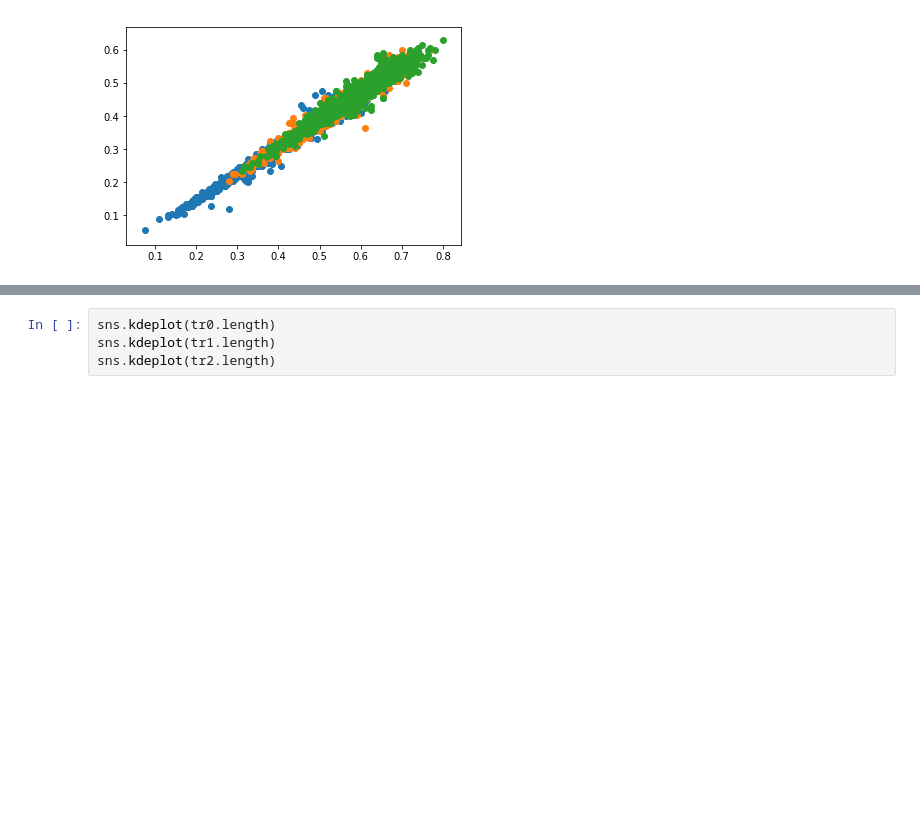
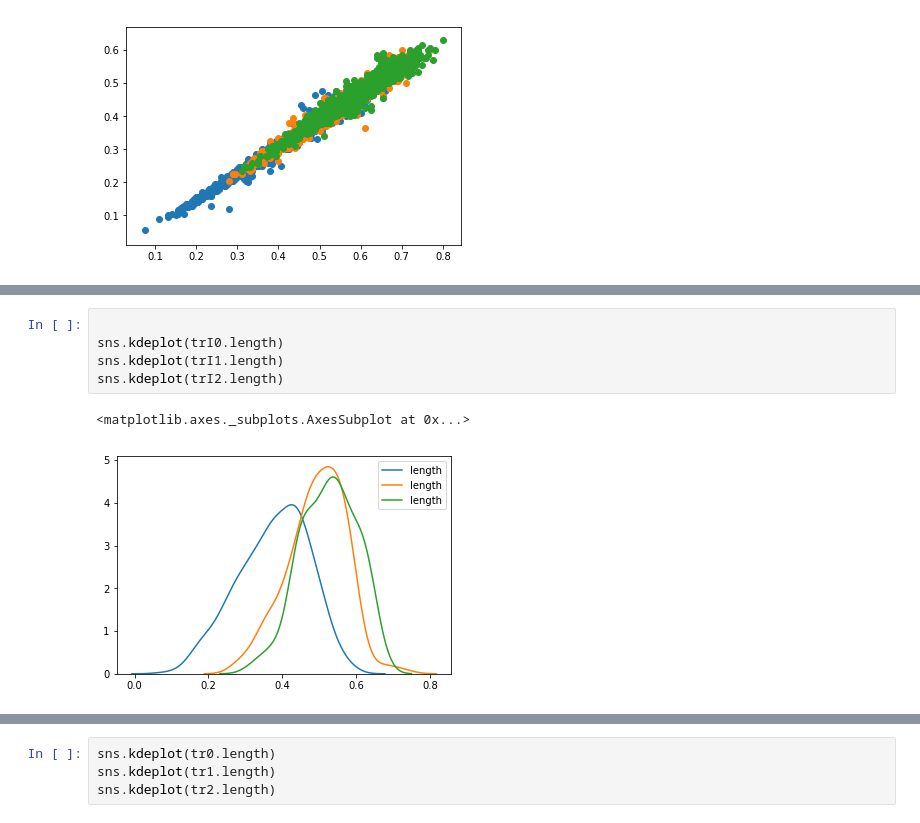
Before and after one commit to kishkash555/biu, a Jupyter notebook: 2019-2/MachLearn/ex2/ex2_data.ipynb, the cells around one changed output, grey strips where cells are left out. Saved outputs shown, nothing was run; the diff lists cells and outputs as text; blank space fills up the shorter version.

```diff
--- a/2019-2/MachLearn/ex2/ex2_data.ipynb
+++ b/2019-2/MachLearn/ex2/ex2_data.ipynb
@@ -67,0 +122,8 @@ plt.scatter(tr2.length, tr2.diameter)
+# %%
+
+sns.kdeplot(trI0.length)
+sns.kdeplot(trI1.length)
+sns.kdeplot(trI2.length)
+# %% [output]
+<matplotlib.axes._subplots.AxesSubplot at 0x...>
+[figure, added]
```
Also changed, not shown: parts of 6 cells of this notebook, 7 other files.
